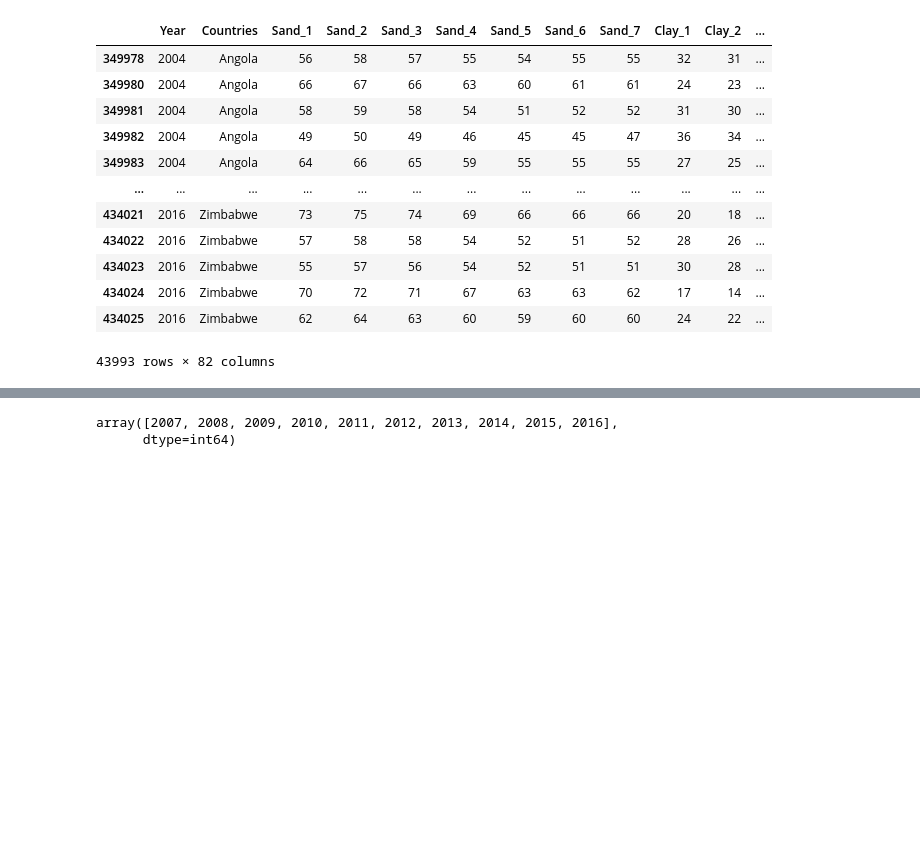
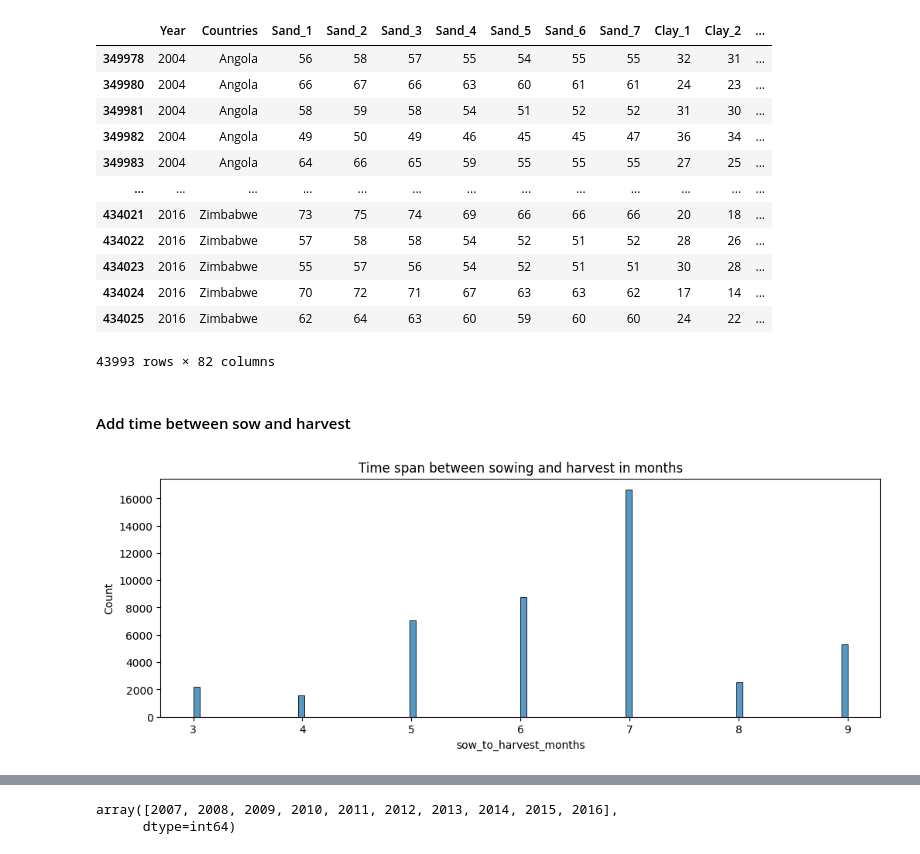
Before and after one commit to jtimko16/AutoML_Project2, a Jupyter notebook: notebooks/Data_prep_Kea.ipynb, the cells around one changed output, grey strips where cells are left out. Cells and saved outputs as stored; diff of their text form; code cells hidden in the pictures; blank space fills up the shorter version.

```diff
--- a/notebooks/Data_prep_Kea.ipynb
+++ b/notebooks/Data_prep_Kea.ipynb
@@ -401,3 +401,23 @@ df
 | 434024 | 2016 | Zimbabwe | 70 | 72 | 71 | 67 | 63 | 63 | 62 | 17 | 14 | ... |
 | 434025 | 2016 | Zimbabwe | 62 | 64 | 63 | 60 | 59 | 60 | 60 | 24 | 22 | ... |
 43993 rows × 82 columns
+# %% [markdown]
+#### Add time between sow and harvest
+# %%
+# Find rows wher Harvest is lower then Sow, and assign value of columns Next_year to 1, otherwise 0
+df.loc[:,'havest_next_year'] = (df['Harvest_Maize_month_int'] < df['Sow_Maize_month_int']).astype(int)
+df['havest_next_year']
+
+
+df.loc[:,'sow_to_harvest_months'] = df.loc[:,'Harvest_Maize_month_int'] - df.loc[:,'Sow_Maize_month_int'] + 12*df.loc[:,'havest_next_year']
+
+# Drop column harvest_next_year
+df = df.drop(columns=['havest_next_year'])
+
+## Plot distribution of sow_to_harvest_months
+plt.figure(figsize=(12, 4))  # Adjust the figsize as needed
+sns.histplot(df['sow_to_harvest_months'])
+plt.title('Time span between sowing and harvest in months')
+plt.show()
+# %% [output]
+[figure, added]
```
Also changed, not shown: parts of 10 cells of this notebook.
